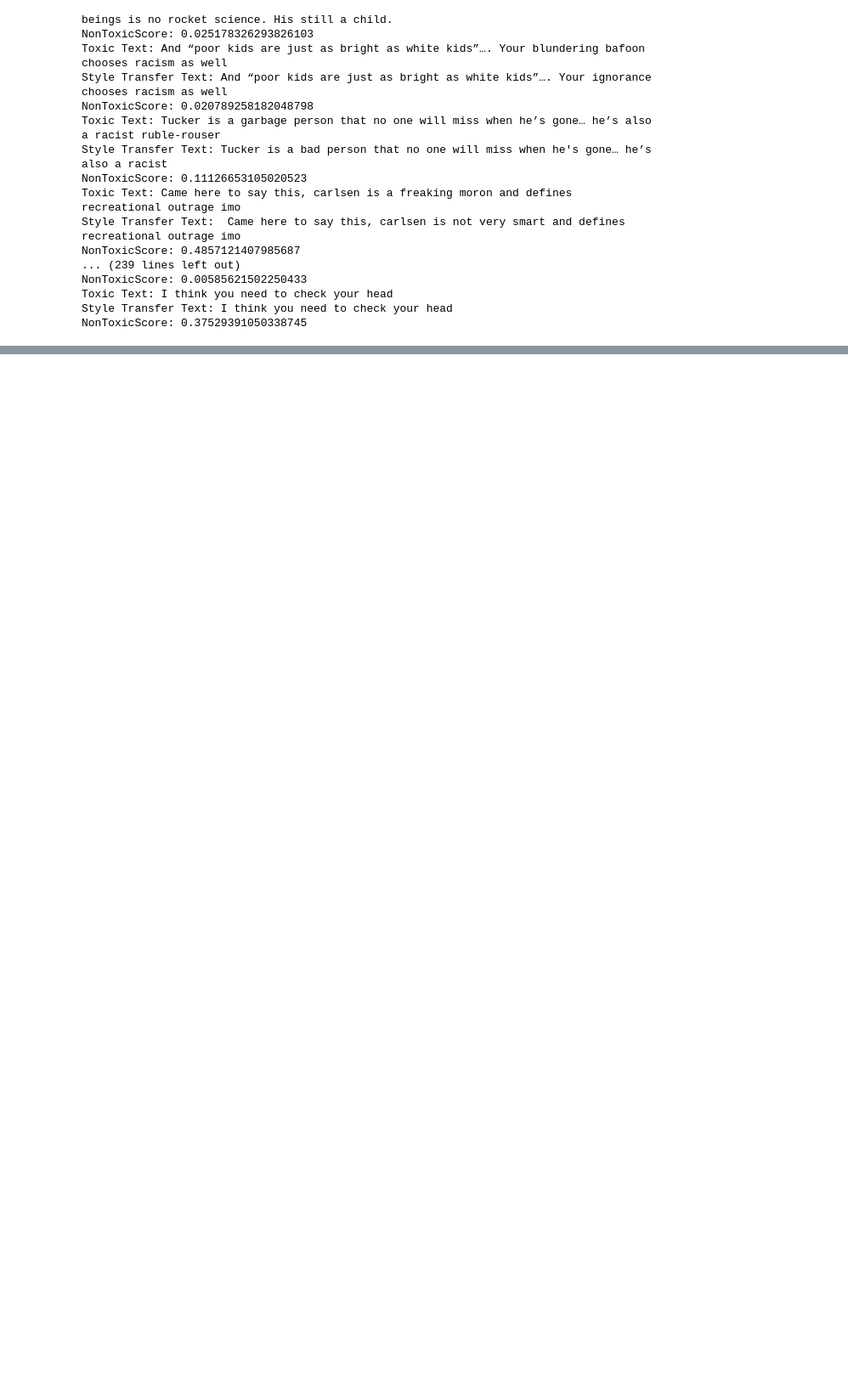
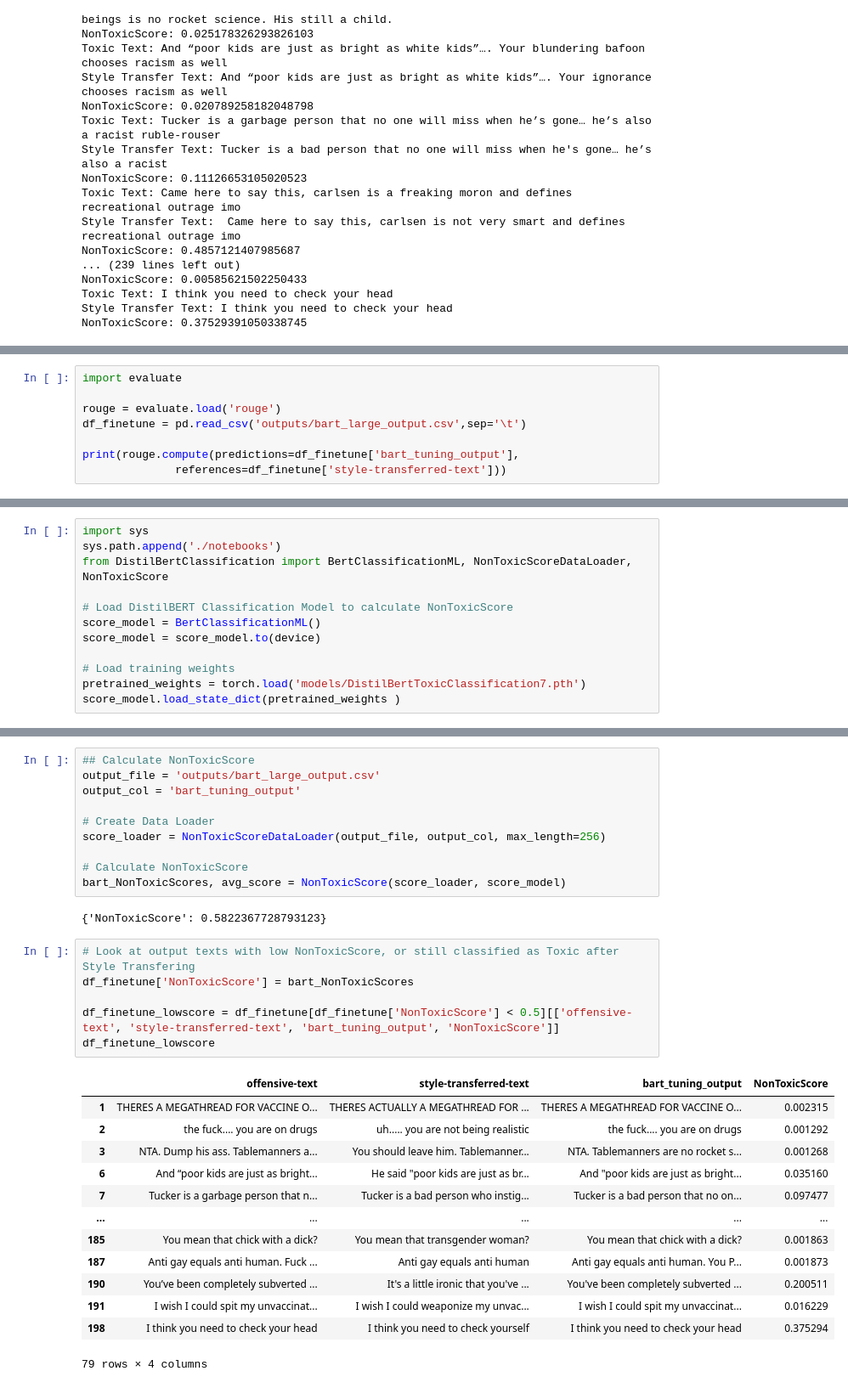
Before and after one commit to hjesse92/style_transfer_w266, a Jupyter notebook: notebooks/BART_Models.ipynb, the cells around one changed output, grey strips where cells are left out. Shown at 85% size. Cells and saved outputs as stored; diff of their text form; blank space fills up the shorter version.

Commit message:
add bart-large finetuning

```diff
--- a/notebooks/BART_Models.ipynb
+++ b/notebooks/BART_Models.ipynb
@@ -417,0 +623,8 @@ NonToxicScore: 0.37529391050338745
+# %%
+import evaluate
+
+rouge = evaluate.load('rouge')
+df_finetune = pd.read_csv('outputs/bart_large_output.csv',sep='\t')
+
+print(rouge.compute(predictions=df_finetune['bart_tuning_output'],
+              references=df_finetune['style-transferred-text']))
@@ -417,0 +633,12 @@ NonToxicScore: 0.37529391050338745
+# %%
+import sys
+sys.path.append('./notebooks')
+from DistilBertClassification import BertClassificationML, NonToxicScoreDataLoader, NonToxicScore
+
+# Load DistilBERT Classification Model to calculate NonToxicScore
+score_model = BertClassificationML()
+score_model = score_model.to(device)
+
+# Load training weights
+pretrained_weights = torch.load('models/DistilBertToxicClassification7.pth')
+score_model.load_state_dict(pretrained_weights )
@@ -417,0 +650,32 @@ NonToxicScore: 0.37529391050338745
+# %%
+## Calculate NonToxicScore
+output_file = 'outputs/bart_large_output.csv'
+output_col = 'bart_tuning_output'
+
+# Create Data Loader
+score_loader = NonToxicScoreDataLoader(output_file, output_col, max_length=256)
+
+# Calculate NonToxicScore
+bart_NonToxicScores, avg_score = NonToxicScore(score_loader, score_model)
+# %% [output]
+{'NonToxicScore': 0.5822367728793123}
+# %%
+# Look at output texts with low NonToxicScore, or still classified as Toxic after Style Transfering
+df_finetune['NonToxicScore'] = bart_NonToxicScores
+
+df_finetune_lowscore = df_finetune[df_finetune['NonToxicScore'] < 0.5][['offensive-text', 'style-transferred-text', 'bart_tuning_output', 'NonToxicScore']]
+df_finetune_lowscore
+# %% [output]
+|  | offensive-text | style-transferred-text | bart_tuning_output | NonToxicScore |
+| 1 | THERES A MEGATHREAD FOR VACCINE O... | THERES ACTUALLY A MEGATHREAD FOR ... | THERES A MEGATHREAD FOR VACCINE O... | 0.002315 |
+| 2 | the fuck.... you are on drugs | uh..... you are not being realistic | the fuck.... you are on drugs | 0.001292 |
+| 3 | NTA. Dump his ass. Tablemanners a... | You should leave him. Tablemanner... | NTA. Tablemanners are no rocket s... | 0.001268 |
+| 6 | And “poor kids are just as bright... | He said "poor kids are just as br... | And "poor kids are just as bright... | 0.035160 |
+| 7 | Tucker is a garbage person that n... | Tucker is a bad person who instig... | Tucker is a bad person that no on... | 0.097477 |
+| ... | ... | ... | ... | ... |
+| 185 | You mean that chick with a dick? | You mean that transgender woman? | You mean that chick with a dick? | 0.001863 |
+| 187 | Anti gay equals anti human. Fuck ... | Anti gay equals anti human | Anti gay equals anti human. You P... | 0.001873 |
+| 190 | You’ve been completely subverted ... | It's a little ironic that you've ... | You've been completely subverted ... | 0.200511 |
+| 191 | I wish I could spit my unvaccinat... | I wish I could weaponize my unvac... | I wish I could spit my unvaccinat... | 0.016229 |
+| 198 | I think you need to check your head | I think you need to check yourself | I think you need to check your head | 0.375294 |
+79 rows × 4 columns
```
Also changed, not shown: parts of 28 cells of this notebook, 1 other file.
